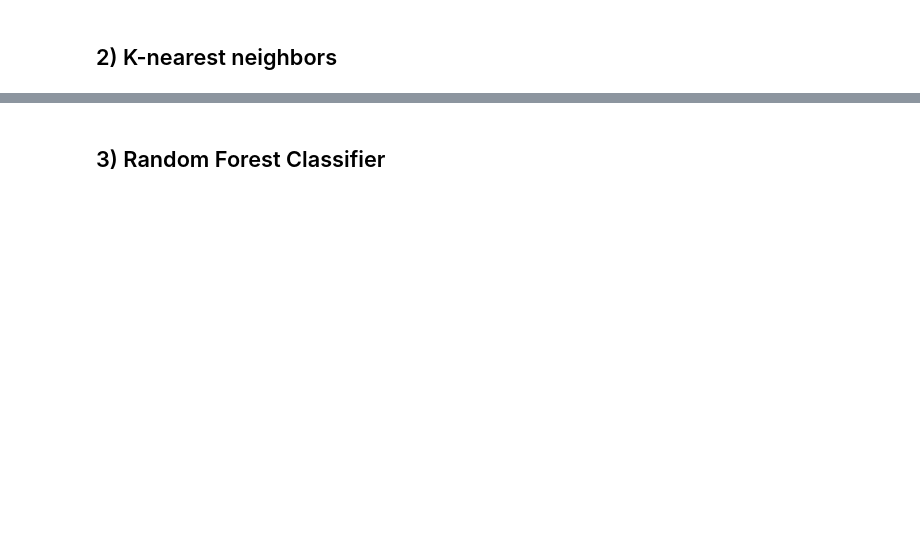
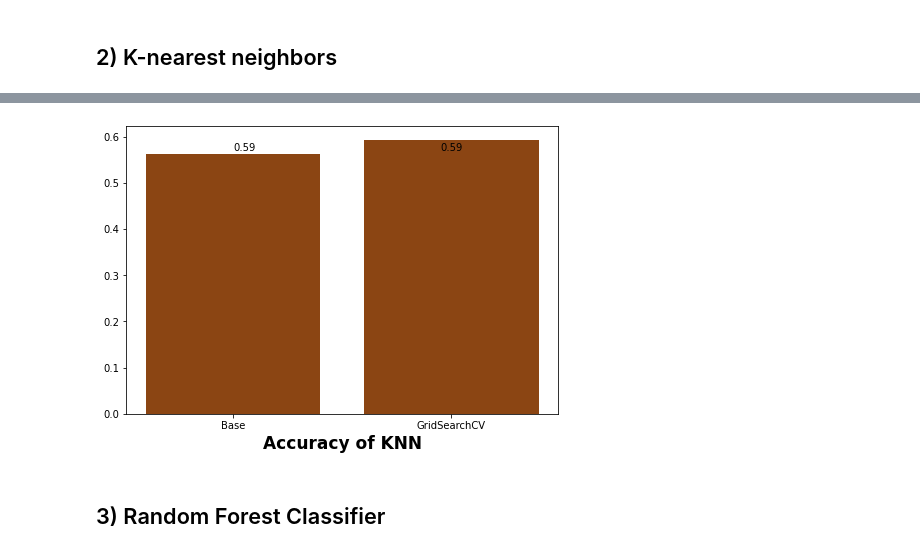
Before and after one commit to shunki-akiyama/HR-Analytics, a Jupyter notebook: HR Analytics.ipynb, the cells around one changed output, grey strips where cells are left out. Saved outputs shown, nothing was run; the diff lists cells and outputs as text; code cells hidden in the pictures; blank space fills up the shorter version.

```diff
--- a/HR Analytics.ipynb
+++ b/HR Analytics.ipynb
@@ -677,0 +870,17 @@ weighted avg       0.76      0.75      0.74        32
+# %%
+#List Hyperparameters to tune
+leaf_size = list(range(1,50))
+n_neighbors = list(range(1,30))
+p=[1,2]
+
+#convert to dictionary
+hyperparameters = dict(leaf_size=leaf_size, n_neighbors=n_neighbors, p=p)
+# %%
+#Using GridsearchCV to improve KNN
+clf = GridSearchCV(knn, hyperparameters, cv=10)
+best_model = clf.fit(final_X_train, final_y_train)
+
+#Best Hyperparameters Value
+print('Best leaf_size:', best_model.best_estimator_.get_params()['leaf_size'])
+print('Best p:', best_model.best_estimator_.get_params()['p'])
+print('Best n_neighbors:', best_model.best_estimator_.get_params()['n_neighbors'])
@@ -678,3 +956,20 @@ weighted avg       0.76      0.75      0.74        32
+# %%
+#Visualizing the accuracy of KNN.
+fig = plt.figure()
+ax = fig.add_axes([0,0,1,1])
+model = ['Base', 'GridSearchCV']
+accuracy = [knn.score(final_X_test, final_y_test),
+            best_model.score(final_X_test, final_y_test)]
+
+# Create labels
+plt.text(0.00, 0.57, s='0.59', size=10)
+plt.text(0.95, 0.57, s='0.59', size=10)
+
+ax.bar(model ,accuracy, color='saddlebrown')
+plt.xlabel('Accuracy of KNN', fontweight='bold', color = 'Black', fontsize='17', horizontalalignment='center')
+plt.show()
+# %% [output]
+[figure, added]
 # %% [markdown]
 ## 3) Random Forest Classifier
 # %%
```
Also changed, not shown: parts of 59 cells of this notebook.
